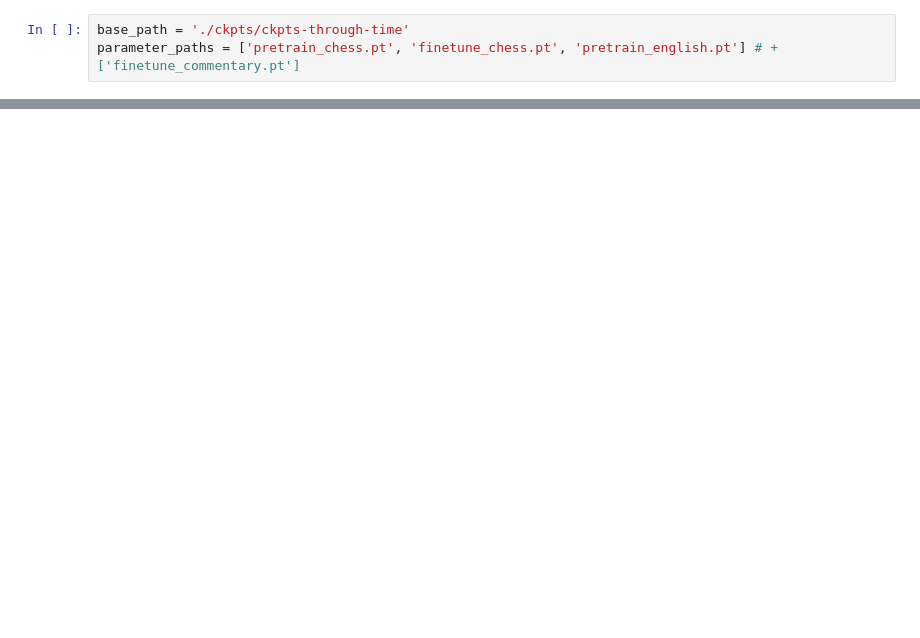
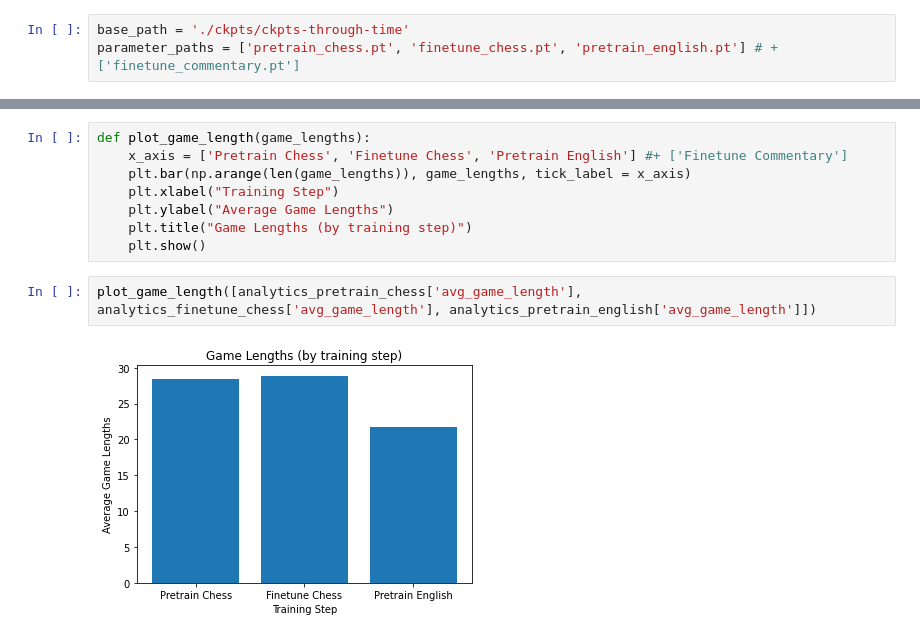
Before and after one commit to HarryMellsop/chept-2, a Jupyter notebook: analytics/analytics-notebook-gui.ipynb, the cells around one changed output, grey strips where cells are left out. Saved outputs shown, nothing was run; the diff lists cells and outputs as text; blank space fills up the shorter version.

```diff
--- a/analytics/analytics-notebook-gui.ipynb
+++ b/analytics/analytics-notebook-gui.ipynb
@@ -31,0 +41,12 @@ def plot_MPS_progression(analytics):
+# %%
+def plot_game_length(game_lengths):
+    x_axis = ['Pretrain Chess', 'Finetune Chess', 'Pretrain English'] #+ ['Finetune Commentary']
+    plt.bar(np.arange(len(game_lengths)), game_lengths, tick_label = x_axis)
+    plt.xlabel("Training Step")
+    plt.ylabel("Average Game Lengths")
+    plt.title("Game Lengths (by training step)")
+    plt.show()
+# %%
+plot_game_length([analytics_pretrain_chess['avg_game_length'], analytics_finetune_chess['avg_game_length'], analytics_pretrain_english['avg_game_length']])
+# %% [output]
+[figure, added]
```
Also changed, not shown: parts of 7 cells of this notebook, 3 other files.
